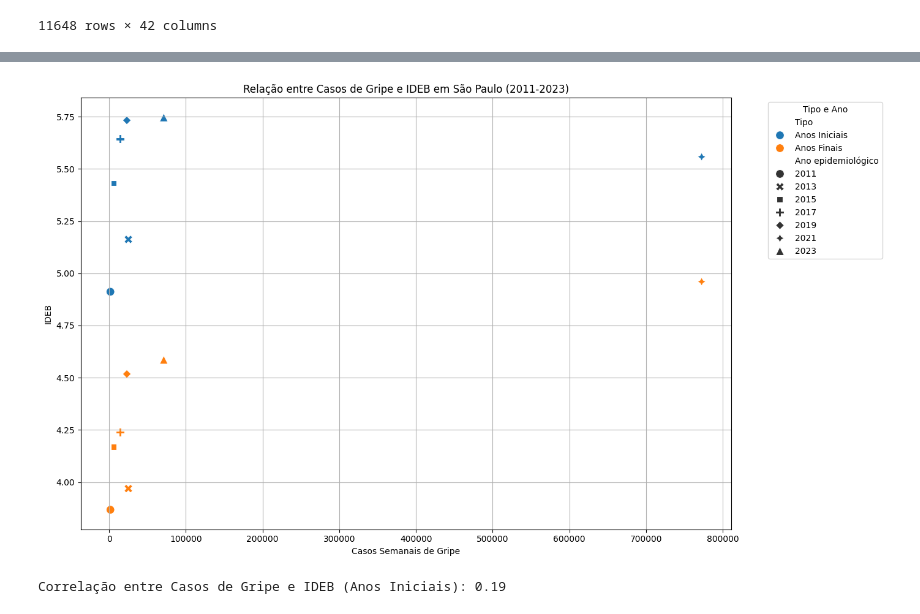
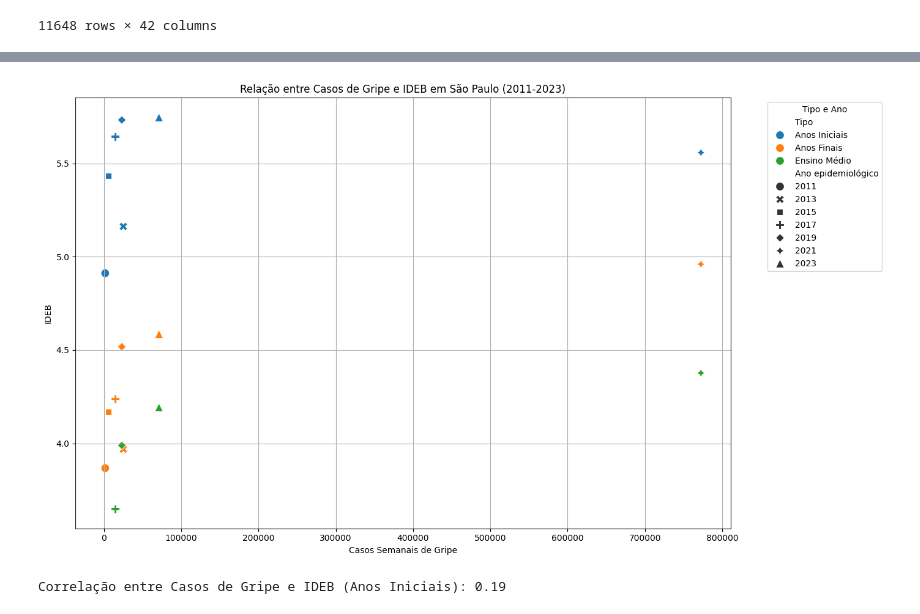
Before and after one commit to cesarfkb/trabalho-CD-semestral, a Jupyter notebook: Projeto_S1_CD.ipynb, the cells around one changed output, grey strips where cells are left out. Cells and saved outputs as stored; diff of their text form; code cells hidden in the pictures.

Commit message:
analise de scatterplot completa com correlacao

```diff
--- a/Projeto_S1_CD.ipynb
+++ b/Projeto_S1_CD.ipynb
@@ -445,6 +445,13 @@ df_merge_gripe_escolaridade_af = pd.merge(
     right_on=['Ano_Escolaridade', 'Estado']
 )
 
+df_merge_gripe_escolaridade_em = pd.merge(
+    df_gripe_agg,
+    df_escolaridade_em_agg,
+    left_on=['Ano epidemiológico', 'Unidade da Federação'],
+    right_on=['Ano_Escolaridade', 'Estado']
+)
+
 df_merge_gripe_escolaridade_ai
 # %% [output]
 |  | Ano epidemiológico | Unidade da Federação | Casos semanais reportados até a ú... | Ano_Escolaridade | IDEB | Estado |
@@ -458,28 +465,31 @@ df_merge_gripe_escolaridade_ai
 # %%
 df_merge_gripe_escolaridade_ai['Tipo'] = 'Anos Iniciais'
 df_merge_gripe_escolaridade_af['Tipo'] = 'Anos Finais'
+df_merge_gripe_escolaridade_em['Tipo'] = 'Ensino Médio'
 
 df_merge_total = pd.concat([df_merge_gripe_escolaridade_ai, df_merge_gripe_escolaridade_af], ignore_index=True)
+
+df_merge_total = pd.concat([df_merge_total, df_merge_gripe_escolaridade_em], ignore_index=True)
 
 plt.figure(figsize=(14, 8))
 sns.scatterplot(
     data=df_merge_total,
     x='Casos semanais reportados até a última atualização',
     y='IDEB',
     hue='Tipo',
     style='Ano epidemiológico',
     s=100
 )
 
 plt.title('Relação entre Casos de Gripe e IDEB em São Paulo (2011-2023)')
 plt.xlabel('Casos Semanais de Gripe')
 plt.ylabel('IDEB')
 plt.legend(title='Tipo e Ano', bbox_to_anchor=(1.05, 1), loc='upper left')
 plt.grid(True)
 plt.tight_layout()
 plt.show()
 # %% [output]
-[figure, old version]
+[figure, new version]
 # %%
 correlacao = df_merge_gripe_escolaridade_ai['IDEB'].corr(df_merge_gripe_escolaridade_ai['Casos semanais reportados até a última atualização'])
 print(f"Correlação entre Casos de Gripe e IDEB (Anos Iniciais): {correlacao:.2f}")
```
Also changed, not shown: parts of 1 cell of this notebook.
